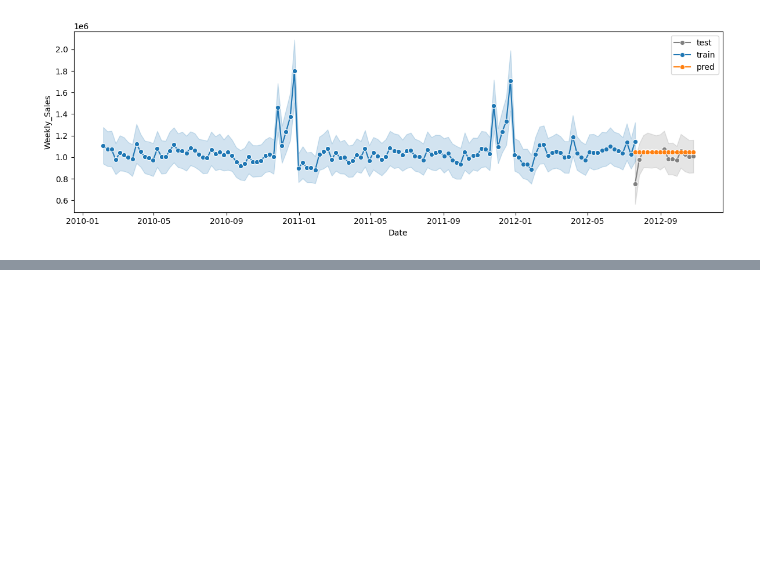
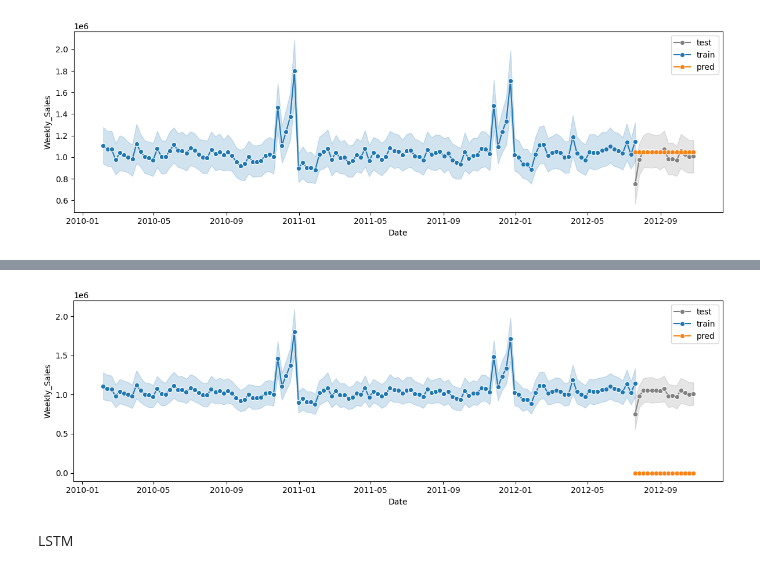
Before and after one commit to nataliastas/Time_series_forecasting, a Jupyter notebook: POF_praca_magosterska.ipynb, the cells around one changed output, grey strips where cells are left out. Saved outputs shown, nothing was run; the diff lists cells and outputs as text; code cells hidden in the pictures; blank space fills up the shorter version.

```diff
--- a/POF_praca_magosterska.ipynb
+++ b/POF_praca_magosterska.ipynb
@@ -684,0 +848,37 @@ plot_predict(data_train_ready_many_features, train_len_many, prediction_XGB_many
+# %%
+model_rnn = Sequential()
+
+# adding RNN layers and dropout regularization
+model_rnn.add(SimpleRNN(units = 128,
+                        activation = "relu",
+                        return_sequences = True,
+                        input_shape = (9,1)))
+model_rnn.add(Dropout(0.5))
+
+model_rnn.add(SimpleRNN(units = 64,
+                        activation = "relu",
+                        return_sequences = True))
+
+model_rnn.add(SimpleRNN(units = 32,
+                        activation = "relu",
+                        return_sequences = True))
+
+model_rnn.add(SimpleRNN(units = 16,
+                        activation = "relu",
+                        return_sequences = True))
+
+model_rnn.add( SimpleRNN(units = 50))
+
+# adding the output layer
+model_rnn.add(Dense(units = 1,activation='sigmoid'))
+model_rnn.compile(loss='mean_absolute_error', optimizer='adam', metrics=['mean_squared_error'])
+model_rnn.summary()
+model_rnn.fit(X_train, Y_train, epochs=10, batch_size=10, verbose=1, validation_data=(X_test, Y_test))
+
+y_train_pred = model_rnn.predict(X_train)
+y_test_pred = model_rnn.predict(X_test)
+pred = y_test_pred[:,0]
+rmse_train = float(format(np.sqrt(mean_squared_error(Y_train, y_train_pred)), '.3f'))
+rmse_test = float(format(np.sqrt(mean_squared_error(Y_test, y_test_pred)), '.3f'))
+print(rmse_train)
+print(rmse_test)
@@ -684,0 +924,6 @@ plot_predict(data_train_ready_many_features, train_len_many, prediction_XGB_many
+# %%
+plot_predict(data_train_ready_many_features, train_len_many, pred)
+# %% [output]
+[figure, added]
+# %% [markdown]
+LSTM
```
Also changed, not shown: parts of 22 cells of this notebook.
